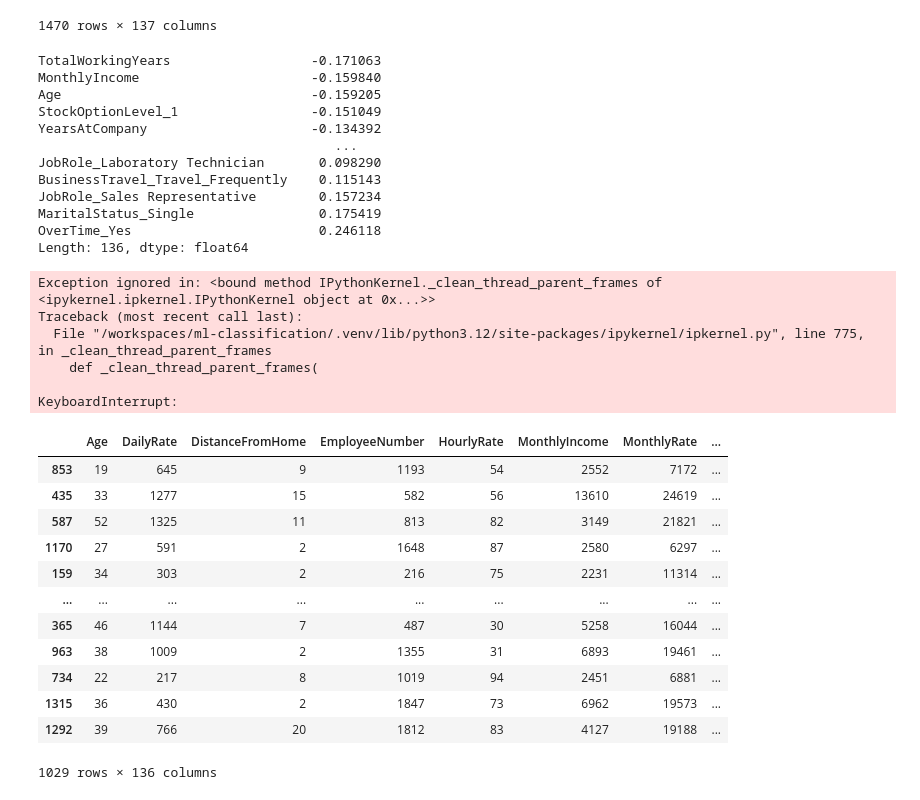
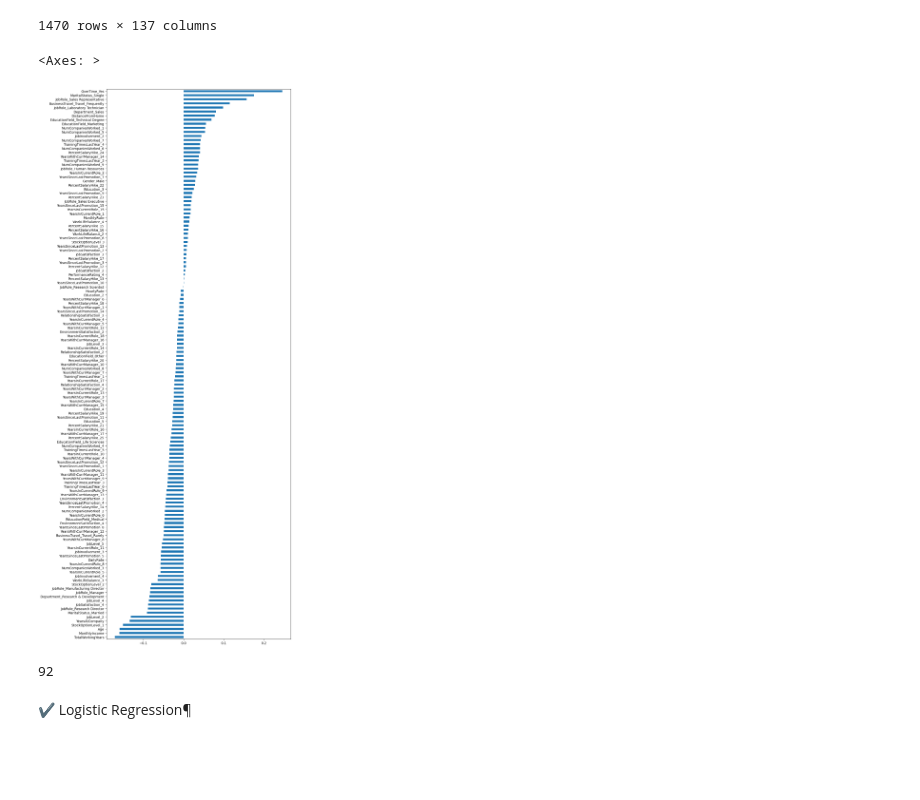
Before and after one commit to flavio185/ml-classification, a Jupyter notebook: ibm-hr-class/notebooks/training.ipynb, the cells around one changed output. Saved outputs shown, nothing was run; the diff lists cells and outputs as text; code cells hidden in the pictures; blank space fills up the shorter version.

```diff
--- a/ibm-hr-class/notebooks/training.ipynb
+++ b/ibm-hr-class/notebooks/training.ipynb
@@ -20,8 +20,10 @@ Successfully installed contourpy-1.3.2 cycler-0.12.1 fonttools-4.58.4 joblib-1.5
 Note: you may need to restart the kernel to use updated packages.
 # %%
 import pandas as pd
+import matplotlib.pyplot as plt
+import numpy as np
 
-df = pd.read_csv("../data/raw/ibm-hr-class/data/raw/WA_Fn-UseC_-HR-Employee-Attrition.csv")
+df = pd.read_csv("../data/raw/WA_Fn-UseC_-HR-Employee-Attrition.csv")
 
-df.head()
+df.info()
 # %% [output]
@@ -28,0 +57,2 @@ FileNotFoundError: [Errno 2] No such file or directory: '../data/raw/ibm-hr-clas
+# %%
+df.drop(['EmployeeCount', 'EmployeeNumber', 'Over18', 'StandardHours'], axis="columns", inplace=True)
@@ -55,3 +87,8 @@ No     1054
 Yes     416
 Name: count, dtype: int64
 ====================================
+# %%
+from sklearn.preprocessing import LabelEncoder
+
+label = LabelEncoder()
+df["Attrition"] = label.fit_transform(df.Attrition)
@@ -86,3 +124,8 @@ ValueError: list.remove(x): x not in list
 # %%
-df
+cont_col = []
+for column in df.columns:
+    if df[column].dtypes != object and df[column].nunique() > 30:
+        print(f"{column} : Minimum: {df[column].min()}, Maximum: {df[column].max()}")
+        cont_col.append(column)
+        print("====================================")
 # %% [output]
@@ -143,23 +187,16 @@ data
 | 1469 | 34 | No | 628 | 8 | 2068 | 82 | 4404 | ... |
 1470 rows × 137 columns
 # %%
-d = {'No': 0, 'Yes': 1}
-da = data['Attrition'].map(d).fillna(data['Attrition'])
+data.drop('Attrition', axis=1).corrwith(data.Attrition).sort_values().plot(kind='barh', figsize=(10, 30))
+# %% [output]
+<Axes: >
+[figure, added]
-# %%
-data.drop('Attrition', axis=1).corrwith(da).sort_values()
-# %% [output]
-TotalWorkingYears                  -0.171063
-MonthlyIncome                      -0.159840
-Age                                -0.159205
-StockOptionLevel_1                 -0.151049
-YearsAtCompany                     -0.134392
-                                      ...
-JobRole_Laboratory Technician       0.098290
-BusinessTravel_Travel_Frequently    0.115143
-JobRole_Sales Representative        0.157234
-MaritalStatus_Single                0.175419
-OverTime_Yes                        0.246118
-Length: 136, dtype: float64
+# %%
+feature_correlation = data.drop('Attrition', axis=1).corrwith(data.Attrition).sort_values()
+model_col = feature_correlation[np.abs(feature_correlation) > 0.02].index
+len(model_col)
+# %% [output]
+92
 # %%
 #🤖 Applying machine learning algorithms¶
 
@@ -176,29 +213,12 @@ scaler = StandardScaler()
 X_train_std = scaler.fit_transform(X_train)
 X_test_std = scaler.transform(X_test)
 X_std = scaler.transform(X)
-# %% [output]
-Exception ignored in: <bound method IPythonKernel._clean_thread_parent_frames of <ipykernel.ipkernel.IPythonKernel object at 0x...>>
-Traceback (most recent call last):
-  File "/workspaces/ml-classification/.venv/lib/python3.12/site-packages/ipykernel/ipkernel.py", line 775, in _clean_thread_parent_frames
-    def _clean_thread_parent_frames(
-
-KeyboardInterrupt:
 # %%
-X_train
+def feature_imp(df, model):
+    fi = pd.DataFrame()
+    fi["feature"] = df.columns
+    fi["importance"] = model.feature_importances_
+    return fi.sort_values(by="importance", ascending=False)
-# %% [output]
-|  | Age | DailyRate | DistanceFromHome | EmployeeNumber | HourlyRate | MonthlyIncome | MonthlyRate | ... |
-| 853 | 19 | 645 | 9 | 1193 | 54 | 2552 | 7172 | ... |
-| 435 | 33 | 1277 | 15 | 582 | 56 | 13610 | 24619 | ... |
-| 587 | 52 | 1325 | 11 | 813 | 82 | 3149 | 21821 | ... |
-| 1170 | 27 | 591 | 2 | 1648 | 87 | 2580 | 6297 | ... |
-| 159 | 34 | 303 | 2 | 216 | 75 | 2231 | 11314 | ... |
-| ... | ... | ... | ... | ... | ... | ... | ... | ... |
-| 365 | 46 | 1144 | 7 | 487 | 30 | 5258 | 16044 | ... |
-| 963 | 38 | 1009 | 2 | 1355 | 31 | 6893 | 19461 | ... |
-| 734 | 22 | 217 | 8 | 1019 | 94 | 2451 | 6881 | ... |
-| 1315 | 36 | 430 | 2 | 1847 | 73 | 6962 | 19573 | ... |
-| 1292 | 39 | 766 | 20 | 1812 | 83 | 4127 | 19188 | ... |
-1029 rows × 136 columns
 # %%
 from sklearn.metrics import confusion_matrix, accuracy_score, classification_report, roc_auc_score
 
@@ -243,0 +258,2 @@ def feature_imp(df, model):
+# %% [markdown]
+✔️ Logistic Regression¶
```
Also changed, not shown: parts of 34 cells of this notebook, 1 other file.
